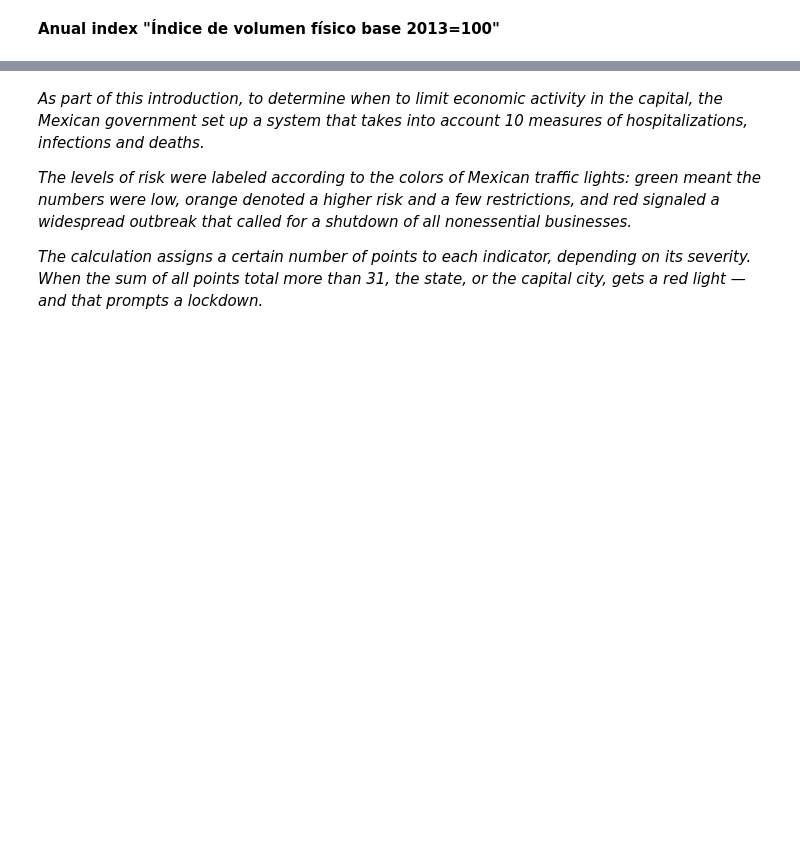
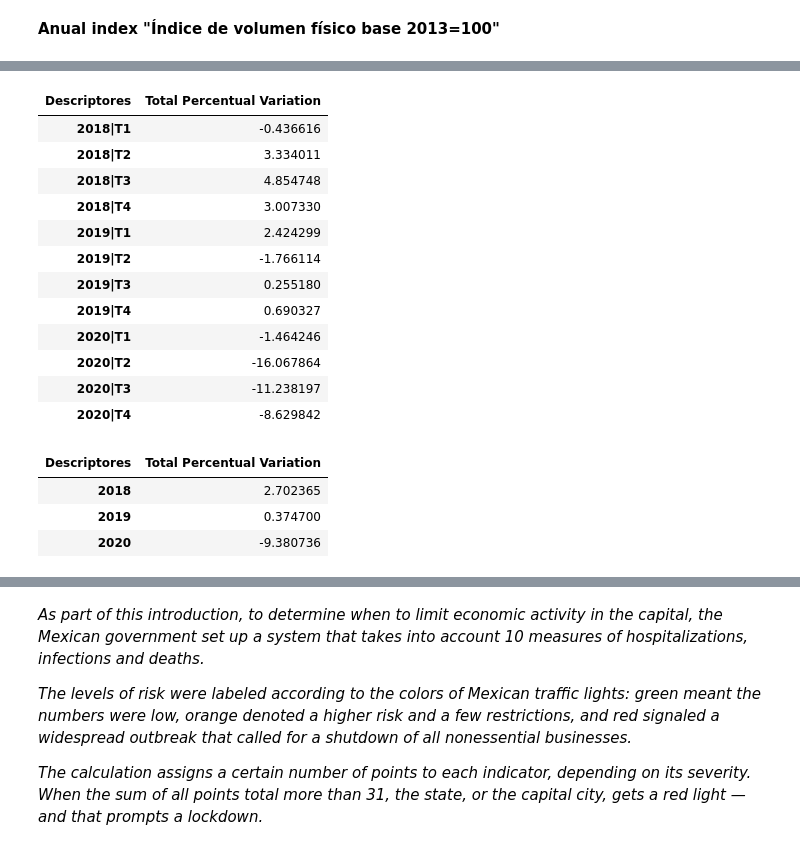
Before and after one commit to martinsingla/data-project, a Jupyter notebook: ec_activity.ipynb, the cells around one changed output, grey strips where cells are left out. Cells and saved outputs as stored; diff of their text form; code cells hidden in the pictures; blank space fills up the shorter version.

```diff
--- a/ec_activity.ipynb
+++ b/ec_activity.ipynb
@@ -143,0 +133,4 @@ variation_percentage
+# %%
+#Extract only row that cointains the total percentual variation
+var_tot = variation_percentage.loc[(variation_percentage['Descriptores'] == 'Variación porcentual anual|Total')]
+var_tot.head()
@@ -143,0 +140,38 @@ variation_percentage
+# %%
+#Extract only quarter columns
+trim_var_total = var_tot.loc[:, ['Descriptores','2018|T1','2018|T2', '2018|T3', '2018|T4',
+                                   '2019|T1', '2019|T2', '2019|T3', '2019|T4',
+                                 '2020|T1', '2020|T2', '2020|T3', '2020|T4']]
+
+trim_var_total.set_index('Descriptores')
+trim_var_total = trim_var_total.set_index('Descriptores')
+quarter_var_total = trim_var_total.T
+quarter_var_total.rename(columns={'Variación porcentual anual|Total':'Total Percentual Variation'},inplace=True)
+quarter_var_total
+# %% [output]
+| Descriptores | Total Percentual Variation |
+| 2018|T1 | -0.436616 |
+| 2018|T2 | 3.334011 |
+| 2018|T3 | 4.854748 |
+| 2018|T4 | 3.007330 |
+| 2019|T1 | 2.424299 |
+| 2019|T2 | -1.766114 |
+| 2019|T3 | 0.255180 |
+| 2019|T4 | 0.690327 |
+| 2020|T1 | -1.464246 |
+| 2020|T2 | -16.067864 |
+| 2020|T3 | -11.238197 |
+| 2020|T4 | -8.629842 |
+# %%
+#Extract only annual columns
+annual_var_total = var_tot.loc[:, ['Descriptores','2018','2019','2020']]
+annual_var_total.set_index('Descriptores')
+annual_var_total = annual_var_total.set_index('Descriptores')
+annual_var_total = annual_var_total.T
+annual_var_total.rename(columns={'Variación porcentual anual|Total':'Total Percentual Variation'},inplace=True)
+annual_var_total
+# %% [output]
+| Descriptores | Total Percentual Variation |
+| 2018 | 2.702365 |
+| 2019 | 0.374700 |
+| 2020 | -9.380736 |
```
Also changed, not shown: parts of 19 cells of this notebook.
